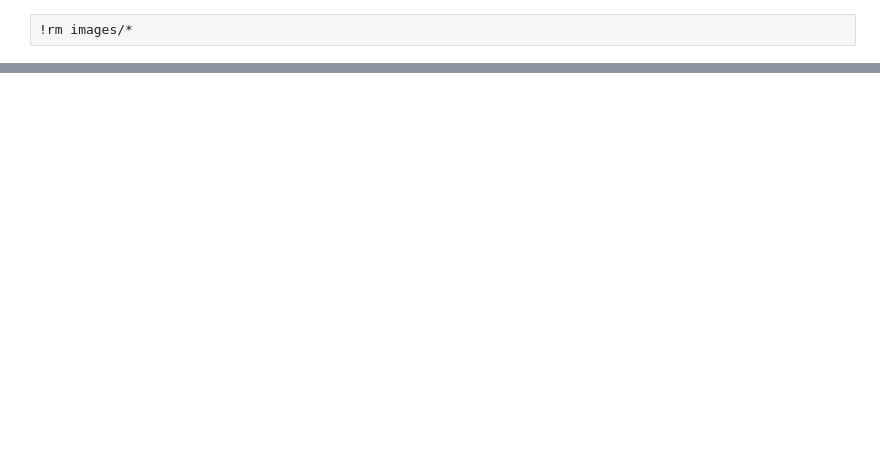
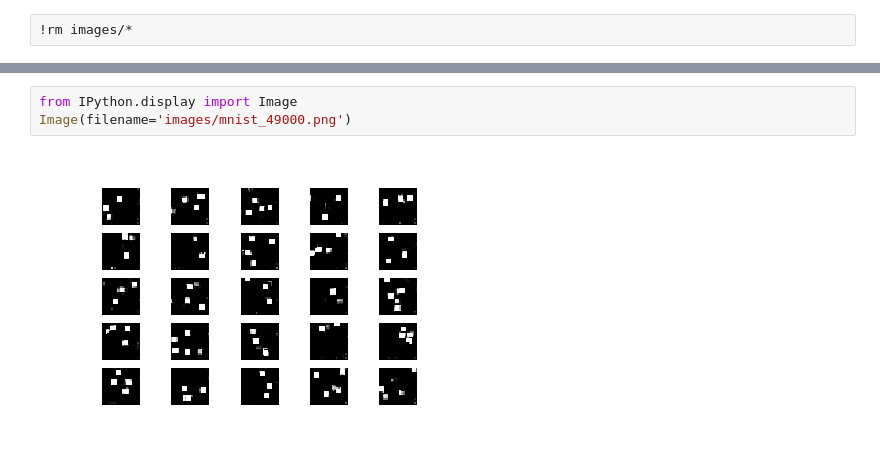
Before and after one commit to amitrege/Pro-GANS, a Jupyter notebook: Data-Generation.ipynb, the cells around one changed output, grey strips where cells are left out. Saved outputs shown, nothing was run; the diff lists cells and outputs as text; blank space fills up the shorter version.

```diff
--- a/Data-Generation.ipynb
+++ b/Data-Generation.ipynb
@@ -463,0 +484,5 @@ Image(filename='test.png')
+# %%
+from IPython.display import Image
+Image(filename='images/mnist_49000.png')
+# %% [output]
+[figure, added]
```
Also changed, not shown: parts of 3 cells of this notebook.
